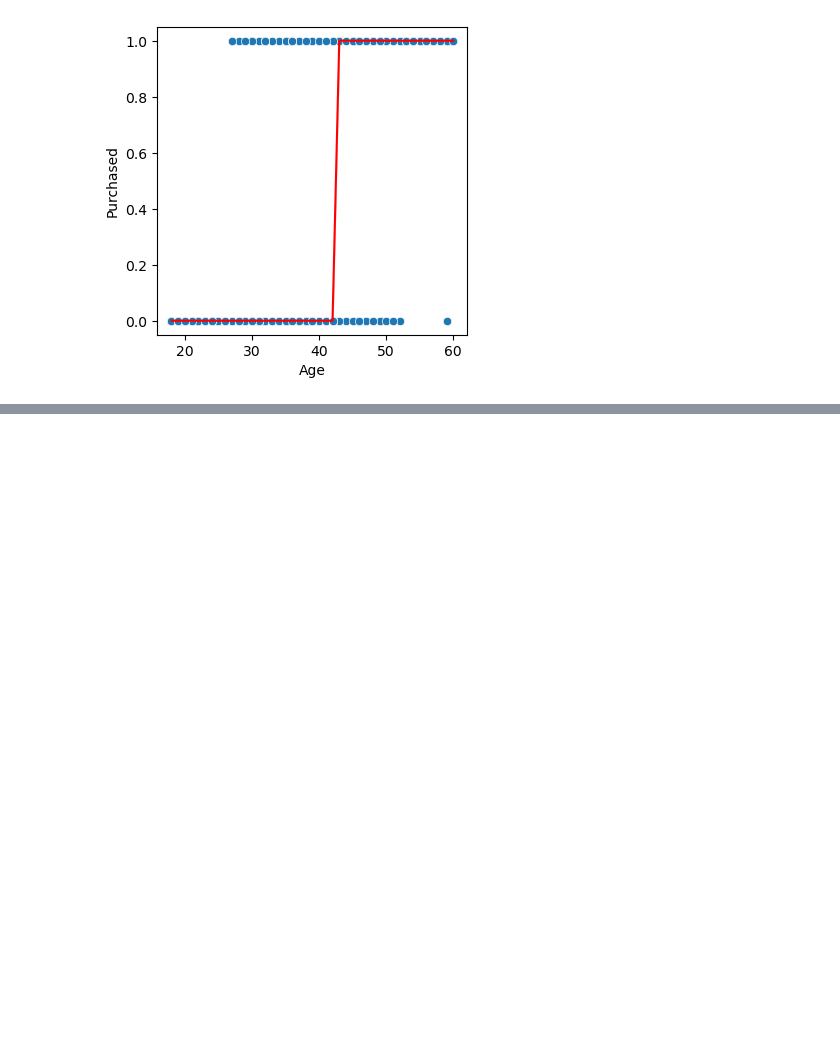
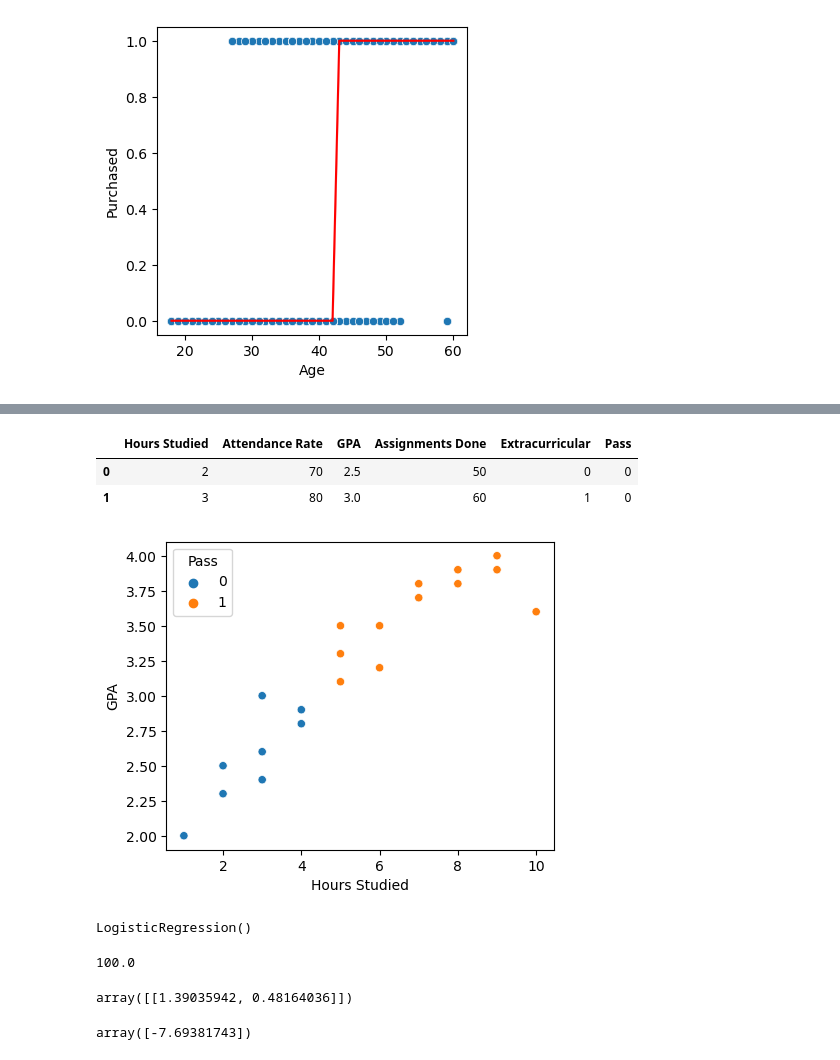
Before and after one commit to deepaknandeshwar17/Machine_Learning_practice, a Jupyter notebook: ml3.ipynb, the cells around one changed output, grey strips where cells are left out. Saved outputs shown, nothing was run; the diff lists cells and outputs as text; code cells hidden in the pictures; blank space fills up the shorter version.

Commit message:
Updating with Logistic regression with multiple inputs

```diff
--- a/ml3.ipynb
+++ b/ml3.ipynb
@@ -58,0 +62,15 @@ plt.show()
+# %%
+import pandas as pd
+
+# Creating the DataFrame
+data = {
+    'Study Hours': [2, 3, 5, 7, 8, 4, 6, 5, 3, 4, 9, 10, 3, 6, 7, 5, 8, 9, 2, 1],
+    'Attendance (%)': [70, 80, 90, 85, 95, 60, 75, 85, 50, 65, 98, 90, 40, 85, 88, 80, 92, 97, 55, 45],
+    'Previous GPA': [2.5, 3.0, 3.5, 3.8, 3.9, 2.8, 3.2, 3.1, 2.6, 2.9, 3.9, 3.6, 2.4, 3.5, 3.7, 3.3, 3.8, 4.0, 2.3, 2.0],
+    'Assignments Completed (%)': [50, 60, 80, 90, 95, 55, 70, 85, 40, 60, 99, 92, 35, 88, 90, 83, 96, 98, 45, 30],
+    'Extracurricular (1=Yes, 0=No)': [0, 1, 1, 1, 0, 0, 1, 0, 0, 1, 1, 1, 0, 1, 1, 0, 1, 1, 0, 0],
+    'Pass (1=Yes, 0=No)': [0, 0, 1, 1, 1, 0, 1, 1, 0, 0, 1, 1, 0, 1, 1, 1, 1, 1, 0, 0]
+}
+
+studydata = pd.DataFrame(data)
+studydata.head()
@@ -58,0 +84,23 @@ plt.show()
+# %%
+# Rename specific columns
+studydata.rename(columns={
+    'Study Hours': 'Hours Studied',
+    'Attendance (%)': 'Attendance Rate',
+    'Previous GPA': 'GPA',
+    'Assignments Completed (%)': 'Assignments Done',
+    'Extracurricular (1=Yes, 0=No)': 'Extracurricular',
+    'Pass (1=Yes, 0=No)': 'Pass'
+}, inplace=True)
+
+# Display the updated DataFrame
+studydata.head(2)
+# %% [output]
+|  | Hours Studied | Attendance Rate | GPA | Assignments Done | Extracurricular | Pass |
+| 0 | 2 | 70 | 2.5 | 50 | 0 | 0 |
+| 1 | 3 | 80 | 3.0 | 60 | 1 | 0 |
+# %%
+plt.figure(figsize=(5,4))
+sns.scatterplot(x="Hours Studied", y="GPA", data=studydata, hue="Pass")
+plt.show()
+# %% [output]
+[figure, added]
@@ -58,0 +116,17 @@ plt.show()
+# %%
+lr = LogisticRegression()
+lr.fit(x_train, y_train)
+# %% [output]
+LogisticRegression()
+# %%
+lr.score(x_test,y_test)*100
+# %% [output]
+100.0
+# %%
+lr.coef_
+# %% [output]
+array([[1.39035942, 0.48164036]])
+# %%
+lr.intercept_
+# %% [output]
+array([-7.69381743])
```
Also changed, not shown: parts of 8 cells of this notebook.
